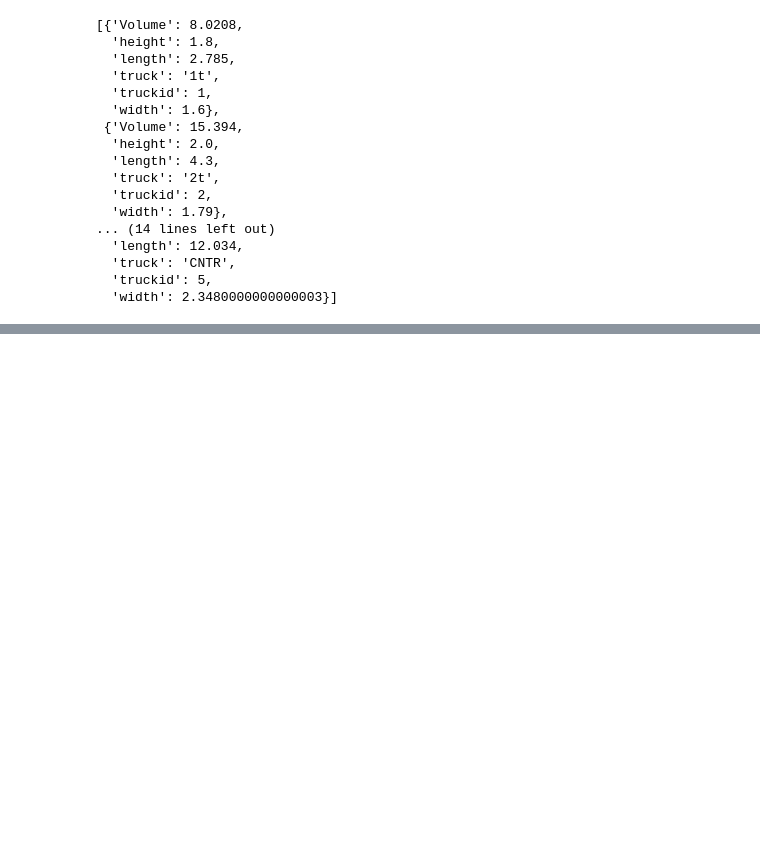
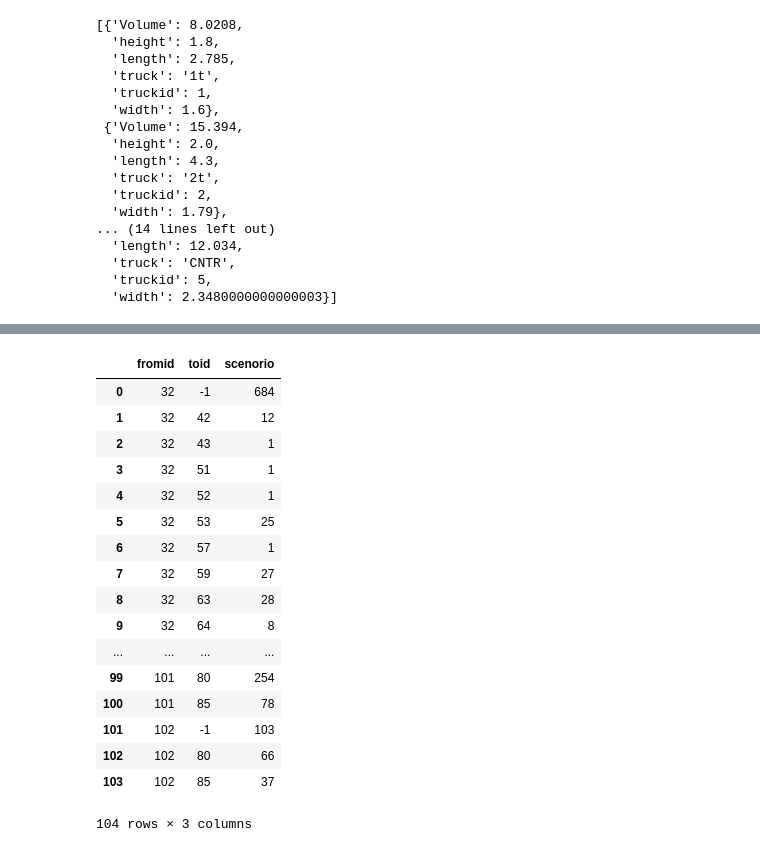
Before and after one commit to HarperKoo/django_angular, a Jupyter notebook: monitor/pandas_json.ipynb, the cells around one changed output, grey strips where cells are left out. Cells and saved outputs as stored; diff of their text form; code cells hidden in the pictures; blank space fills up the shorter version.

```diff
--- a/monitor/pandas_json.ipynb
+++ b/monitor/pandas_json.ipynb
@@ -139,0 +218,22 @@ df2.loc[df2['fromid']==34]
+# %%
+dfs12 = df.loc[df['scenorio'] == 'S1-2']
+dfs12.groupby(['fromid','toid']).agg({'scenorio':'count'}).reset_index()
+# %% [output]
+|  | fromid | toid | scenorio |
+| 0 | 32 | -1 | 684 |
+| 1 | 32 | 42 | 12 |
+| 2 | 32 | 43 | 1 |
+| 3 | 32 | 51 | 1 |
+| 4 | 32 | 52 | 1 |
+| 5 | 32 | 53 | 25 |
+| 6 | 32 | 57 | 1 |
+| 7 | 32 | 59 | 27 |
+| 8 | 32 | 63 | 28 |
+| 9 | 32 | 64 | 8 |
+| ... | ... | ... | ... |
+| 99 | 101 | 80 | 254 |
+| 100 | 101 | 85 | 78 |
+| 101 | 102 | -1 | 103 |
+| 102 | 102 | 80 | 66 |
+| 103 | 102 | 85 | 37 |
+104 rows × 3 columns
```
Also changed, not shown: parts of 6 cells of this notebook, 11 other files.
